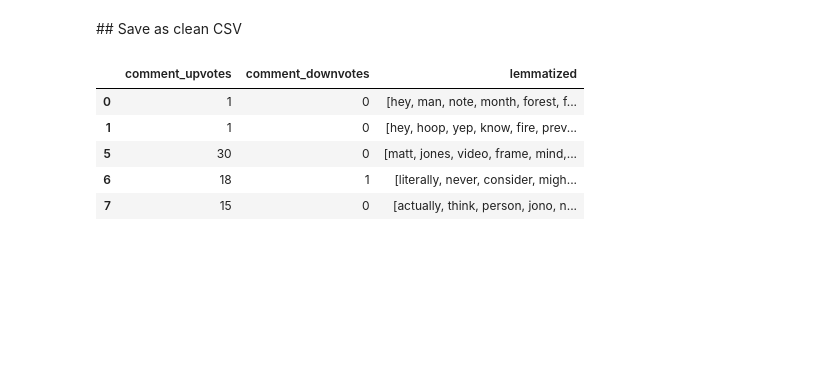
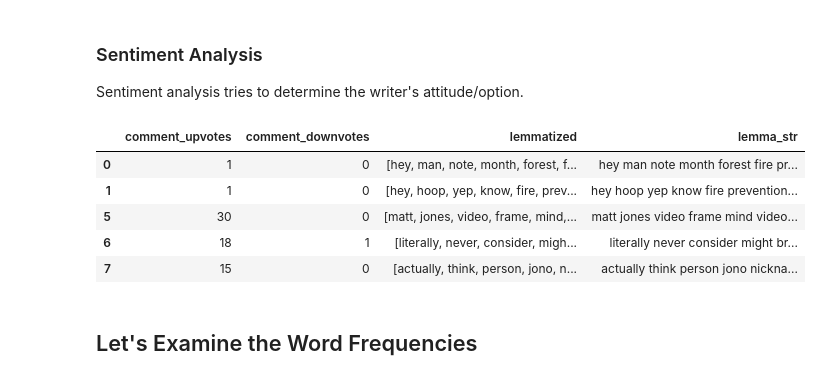
Before and after one commit to sandromatter/WS-ACA, a Jupyter notebook: pinkbike_analysis/pinkbike_analysis.ipynb, the cells around one changed output. Saved outputs shown, nothing was run; the diff lists cells and outputs as text; code cells hidden in the pictures; blank space fills up the shorter version.

```diff
--- a/pinkbike_analysis/pinkbike_analysis.ipynb
+++ b/pinkbike_analysis/pinkbike_analysis.ipynb
@@ -238,12 +50,0 @@ cmnts.head()
-# %% [markdown]
-## Save as clean CSV
-# %%
-cmnts_clean = cmnts.loc[:, ["comment_upvotes", "comment_downvotes", "lemmatized"]]
-cmnts_clean.head()
-# %% [output]
-|  | comment_upvotes | comment_downvotes | lemmatized |
-| 0 | 1 | 0 | [hey, man, note, month, forest, f... |
-| 1 | 1 | 0 | [hey, hoop, yep, know, fire, prev... |
-| 5 | 30 | 0 | [matt, jones, video, frame, mind,... |
-| 6 | 18 | 1 | [literally, never, consider, migh... |
-| 7 | 15 | 0 | [actually, think, person, jono, n... |
@@ -251,0 +51,13 @@ cmnts_clean.to_csv('src/YYYY_clean_pinkbike_comments.csv')
+# %% [markdown]
+### Sentiment Analysis
+Sentiment analysis tries to determine the writer's attitude/option.
+# %%
+df['lemma_str'] = [' '.join(map(str,l)) for l in df['lemmatized']]
+df.head()
+# %% [output]
+|  | comment_upvotes | comment_downvotes | lemmatized | lemma_str |
+| 0 | 1 | 0 | [hey, man, note, month, forest, f... | hey man note month forest fire pr... |
+| 1 | 1 | 0 | [hey, hoop, yep, know, fire, prev... | hey hoop yep know fire prevention... |
+| 5 | 30 | 0 | [matt, jones, video, frame, mind,... | matt jones video frame mind video... |
+| 6 | 18 | 1 | [literally, never, consider, migh... | literally never consider might br... |
+| 7 | 15 | 0 | [actually, think, person, jono, n... | actually think person jono nickna... |
@@ -251,0 +75,2 @@ cmnts_clean.to_csv('src/YYYY_clean_pinkbike_comments.csv')
+# %% [markdown]
+## Let's Examine the Word Frequencies
```
Also changed, not shown: parts of 45 cells of this notebook, 12 other files.
